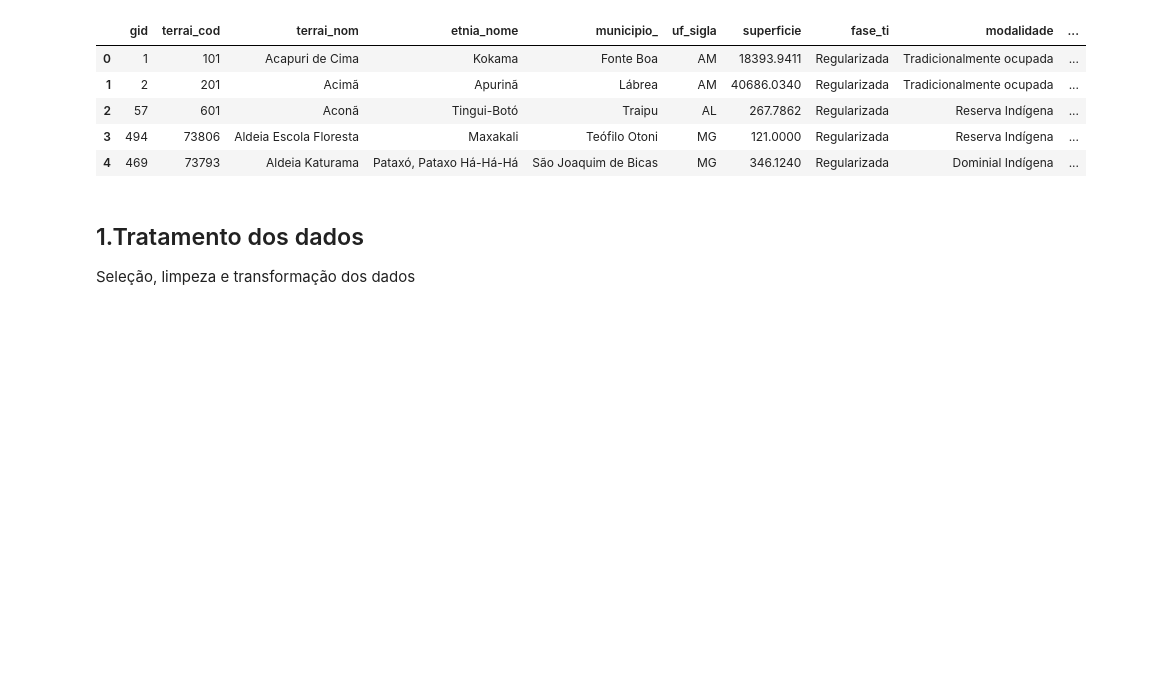
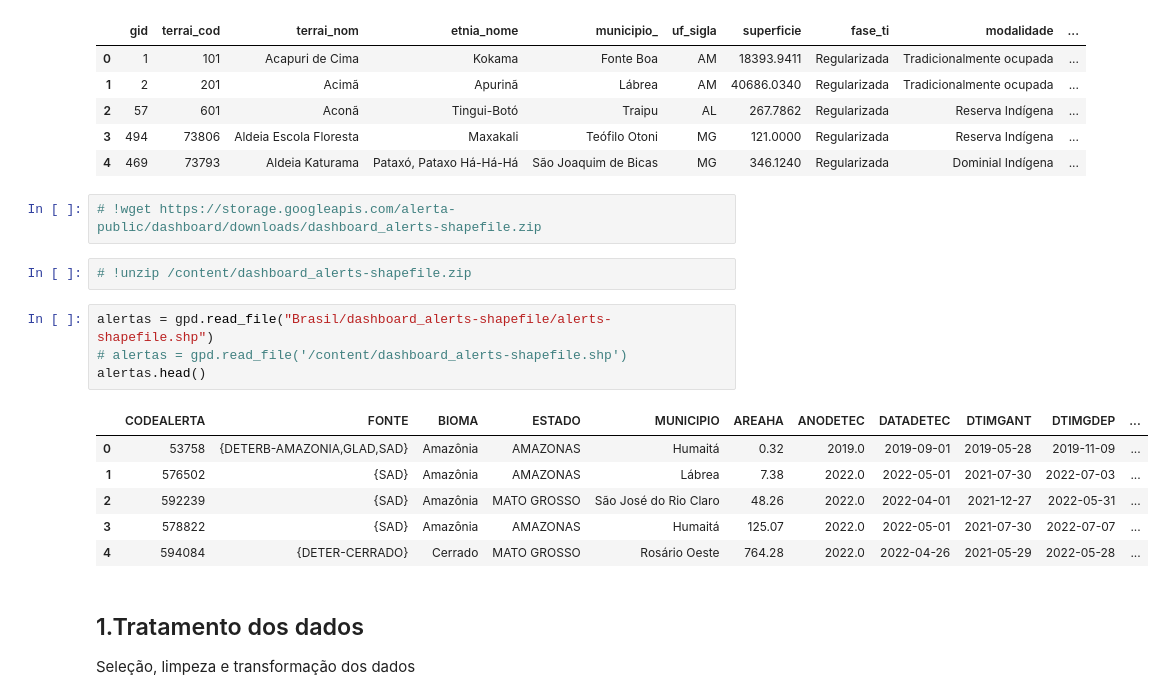
Before and after one commit to JoelFarias/CNUSTREAM, a Jupyter notebook: finding-areas.ipynb, the cells around one changed output. Cells and saved outputs as stored; diff of their text form; blank space fills up the shorter version.

Commit message:
Tratando os dados dos alertas de fogo

```diff
--- a/finding-areas.ipynb
+++ b/finding-areas.ipynb
@@ -45,6 +40,21 @@ tis.head()
 | 2 | 57 | 601 | Aconã | Tingui-Botó | Traipu | AL | 267.7862 | Regularizada | Reserva Indígena | ... |
 | 3 | 494 | 73806 | Aldeia Escola Floresta | Maxakali | Teófilo Otoni | MG | 121.0000 | Regularizada | Reserva Indígena | ... |
 | 4 | 469 | 73793 | Aldeia Katurama | Pataxó, Pataxo Há-Há-Há | São Joaquim de Bicas | MG | 346.1240 | Regularizada | Dominial Indígena | ... |
+# %%
+# !wget https://storage.googleapis.com/alerta-public/dashboard/downloads/dashboard_alerts-shapefile.zip
+# %%
+# !unzip /content/dashboard_alerts-shapefile.zip
+# %%
+alertas = gpd.read_file("Brasil/dashboard_alerts-shapefile/alerts-shapefile.shp")
+# alertas = gpd.read_file('/content/dashboard_alerts-shapefile.shp')
+alertas.head()
+# %% [output]
+|  | CODEALERTA | FONTE | BIOMA | ESTADO | MUNICIPIO | AREAHA | ANODETEC | DATADETEC | DTIMGANT | DTIMGDEP | ... |
+| 0 | 53758 | {DETERB-AMAZONIA,GLAD,SAD} | Amazônia | AMAZONAS | Humaitá | 0.32 | 2019.0 | 2019-09-01 | 2019-05-28 | 2019-11-09 | ... |
+| 1 | 576502 | {SAD} | Amazônia | AMAZONAS | Lábrea | 7.38 | 2022.0 | 2022-05-01 | 2021-07-30 | 2022-07-03 | ... |
+| 2 | 592239 | {SAD} | Amazônia | MATO GROSSO | São José do Rio Claro | 48.26 | 2022.0 | 2022-04-01 | 2021-12-27 | 2022-05-31 | ... |
+| 3 | 578822 | {SAD} | Amazônia | AMAZONAS | Humaitá | 125.07 | 2022.0 | 2022-05-01 | 2021-07-30 | 2022-07-07 | ... |
+| 4 | 594084 | {DETER-CERRADO} | Cerrado | MATO GROSSO | Rosário Oeste | 764.28 | 2022.0 | 2022-04-26 | 2021-05-29 | 2022-05-28 | ... |
 # %% [markdown]
 ## 1.Tratamento dos dados
 Seleção, limpeza e transformação dos dados
```
Also changed, not shown: parts of 17 cells of this notebook.
